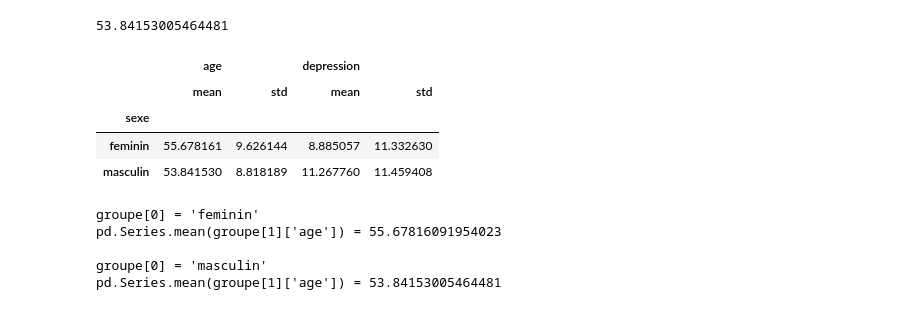
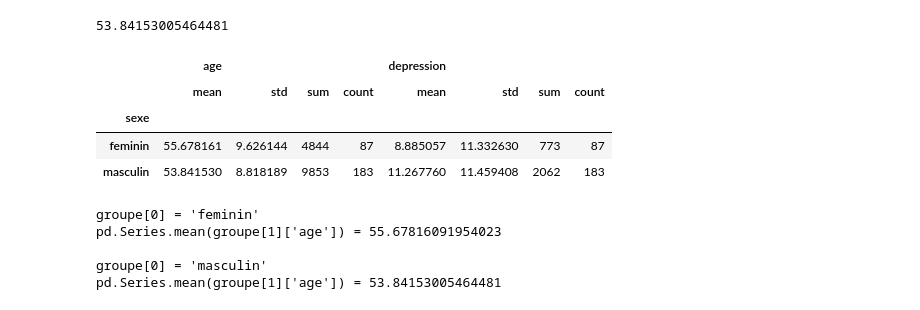
Before and after one commit to ezalos/Notebooks2Teach, a Jupyter notebook: 02_pandas.ipynb, the cells around one changed output. Drawn from its saved outputs; the diff is of its cells as text; code cells hidden in the pictures.

```diff
--- a/02_pandas.ipynb
+++ b/02_pandas.ipynb
@@ -825,13 +905,20 @@ g.get_group('masculin')['age'].mean()
 # %% [output]
 53.84153005464481
 # %%
-g[['age','depression']].agg([pd.Series.mean,pd.Series.std])
+g[["age", "depression"]].agg(
+    [
+        pd.Series.mean,
+        pd.Series.std,
+        pd.Series.sum,
+        pd.Series.count,
+    ]
+)
 # %% [output]
-|  | age |  | depression |  |
-|  | mean | std | mean | std |
-| sexe |  |  |  |  |
-| feminin | 55.678161 | 9.626144 | 8.885057 | 11.332630 |
-| masculin | 53.841530 | 8.818189 | 11.267760 | 11.459408 |
+|  | age |  |  |  | depression |  |  |  |
+|  | mean | std | sum | count | mean | std | sum | count |
+| sexe |  |  |  |  |  |  |  |  |
+| feminin | 55.678161 | 9.626144 | 4844 | 87 | 8.885057 | 11.332630 | 773 | 87 |
+| masculin | 53.841530 | 8.818189 | 9853 | 183 | 11.267760 | 11.459408 | 2062 | 183 |
 # %%
 for groupe in g:
     #groupe est un tuple
```
Also changed, not shown: parts of 22 cells of this notebook, 10 other files.
